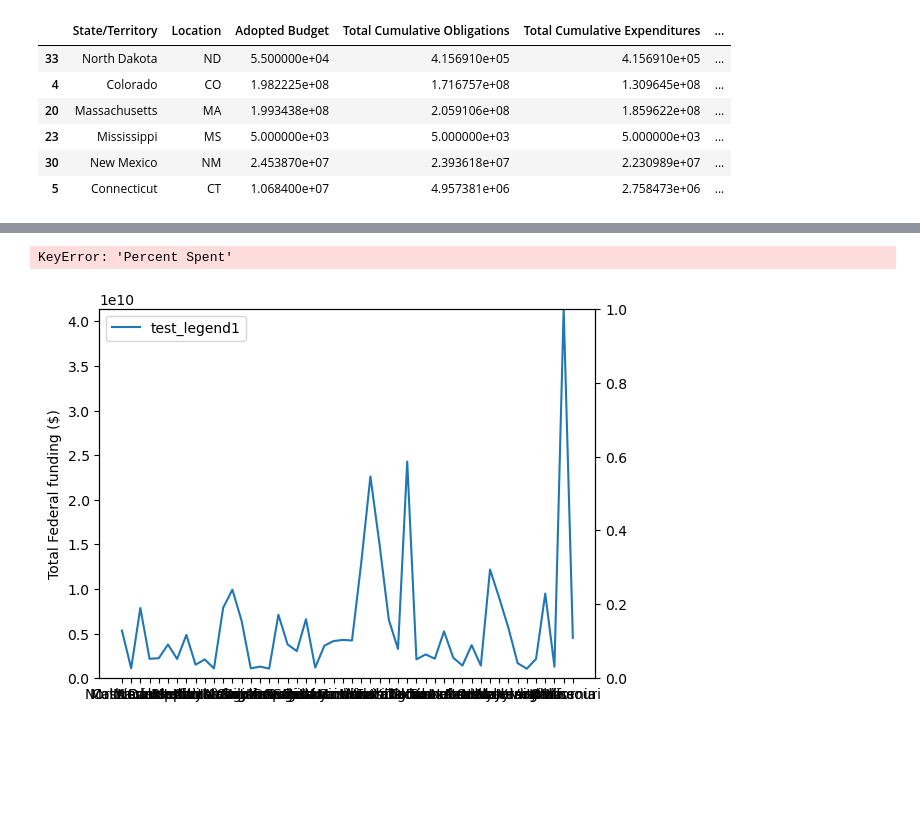
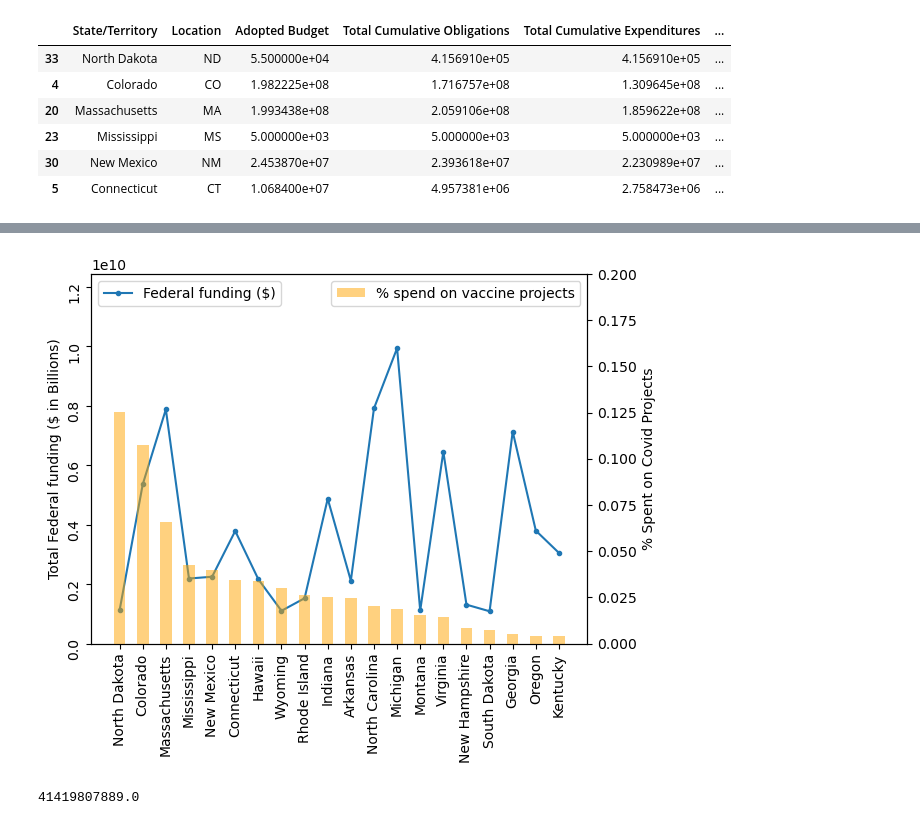
Before and after one commit to Evdawg/Project_1_Covid_Data, a Jupyter notebook: Evan_copy_Project_1_covid.ipynb, the cells around one changed output, grey strips where cells are left out. Cells and saved outputs as stored; diff of their text form; code cells hidden in the pictures; blank space fills up the shorter version.

Commit message:
5/17/2023: Added the bar/line chart to my section.

```diff
--- a/Evan_copy_Project_1_covid.ipynb
+++ b/Evan_copy_Project_1_covid.ipynb
@@ -257,7 +257,7 @@ covid_counts_df.head()
 # %%
 ### Now merge the vaccine projects count by state onto the state_spending_df:
 
-state_spending_df = pd.merge(covid_sums_df, vaccine_counts_df, how ='inner', on =('State/Territory'))
+state_spending_df = pd.merge(covid_sums_df, covid_counts_df, how ='inner', on =('State/Territory'))
 # %%
 ### Rename the counted 'Project ID' column for clarity:
 state_spending_df.rename(columns = {'Project ID':'Count of Vaccine Projects'}, inplace = True)
@@ -484,29 +495,34 @@ x_label = EARN_states['State/Territory']
 # %%
 ### Update this figure using the covid_projects_df values as those can be filtered by project description.
 # Create figure and axis #1
 
+x_label = EARN_states['State/Territory'].iloc[0:20]
 
 fig, ax1 = plt.subplots()
-x = EARN_states['State/Territory']
+x = EARN_states['State/Territory'].iloc[0:20]
 
 # plot line chart on axis #1
-ax1.plot(x, EARN_states['total state plus total local federal grant'])
-ax1.set_ylabel('Total Federal funding ($)')
-ax1.set_ylim(0, max(EARN_states['total state plus total local federal grant']))
-ax1.legend(['test_legend1'], loc="upper left")
+ax1.plot(x, EARN_states['total state plus total local federal grant'].iloc[0:20], marker= 'o', markersize=3)
+ax1.set_ylabel('Total Federal funding ($ in Billions)')
+ax1.set_ylim(0, max(EARN_states['total state plus total local federal grant'])*.3)
+ax1.legend(['Federal funding ($)'], loc="upper left")
 
 
 # set up the 2nd axis
 ax2 = ax1.twinx()
 # plot bar chart on axis #2
-ax2.bar(x, EARN_states['Percent Spent'], width=0.5, alpha=0.5, color='orange')
+ax2.bar(x, EARN_states['Percent Spent on Covid Projects'].iloc[0:20], width=0.5, alpha=0.5, color='orange')
 ax2.grid(False) # turn off grid #2
-ax2.set_ylabel('Percent Spent')
-ax2.set_ylim(0, 1)
-ax2.legend(['test_legend2'], loc="upper right")
+ax2.set_ylabel('% Spent on Covid Projects')
+ax2.set_ylim(0, .2) #max(EARN_states['Percent Spent on Covid Projects']))
+ax2.legend(['% spend on vaccine projects'], loc="upper right")
+
+ax1.tick_params(rotation=90)
+plt.xticks(rotation = 45)
 plt.show()
 
+
 print(max(EARN_states['total state plus total local federal grant']+500000))
 # %% [output]
+[figure, new version]
-KeyError: 'Percent Spent'
+41419807889.0
-[figure, old version]
```
Also changed, not shown: parts of 1 cell of this notebook.
